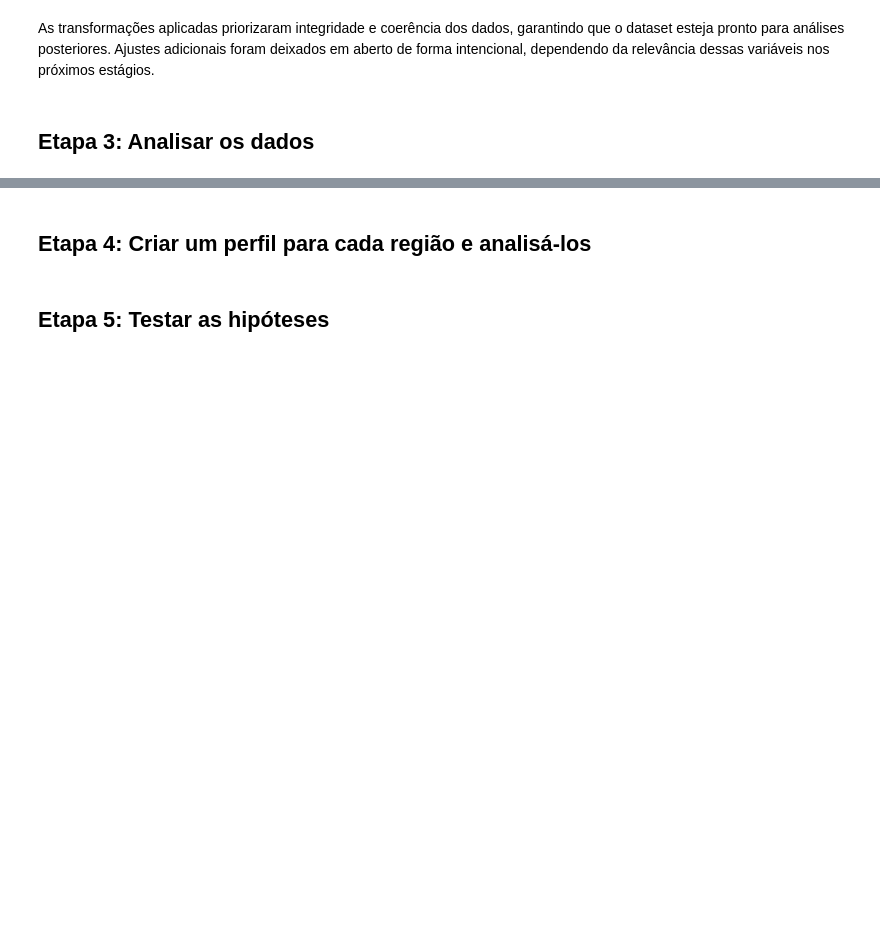
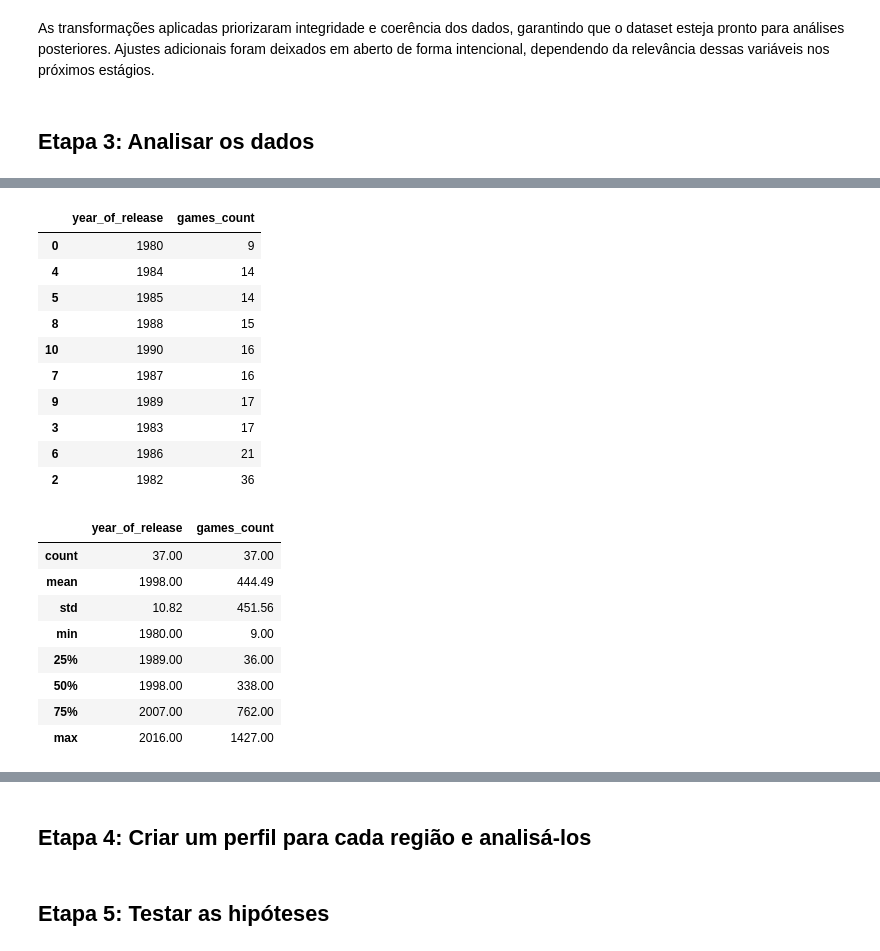
Before and after one commit to BCaravina/video-games-EDA, a Jupyter notebook: notebooks/analysis.ipynb, the cells around one changed output, grey strips where cells are left out. Cells and saved outputs as stored; diff of their text form; code cells hidden in the pictures; blank space fills up the shorter version.

```diff
--- a/notebooks/analysis.ipynb
+++ b/notebooks/analysis.ipynb
@@ -136,0 +152,32 @@ As transformações aplicadas priorizaram integridade e coerência dos dados, ga
+# %%
+games_per_year = (
+    game_df
+    .groupby('year_of_release')
+    .size()
+    .reset_index(name='games_count')
+    .sort_values('games_count')
+)
+
+display(games_per_year.head(10))
+games_per_year.describe().round(2)
+# %% [output]
+|  | year_of_release | games_count |
+| 0 | 1980 | 9 |
+| 4 | 1984 | 14 |
+| 5 | 1985 | 14 |
+| 8 | 1988 | 15 |
+| 10 | 1990 | 16 |
+| 7 | 1987 | 16 |
+| 9 | 1989 | 17 |
+| 3 | 1983 | 17 |
+| 6 | 1986 | 21 |
+| 2 | 1982 | 36 |
+|  | year_of_release | games_count |
+| count | 37.00 | 37.00 |
+| mean | 1998.00 | 444.49 |
+| std | 10.82 | 451.56 |
+| min | 1980.00 | 9.00 |
+| 25% | 1989.00 | 36.00 |
+| 50% | 1998.00 | 338.00 |
+| 75% | 2007.00 | 762.00 |
+| max | 2016.00 | 1427.00 |
```
Also changed, not shown: parts of 14 cells of this notebook.
